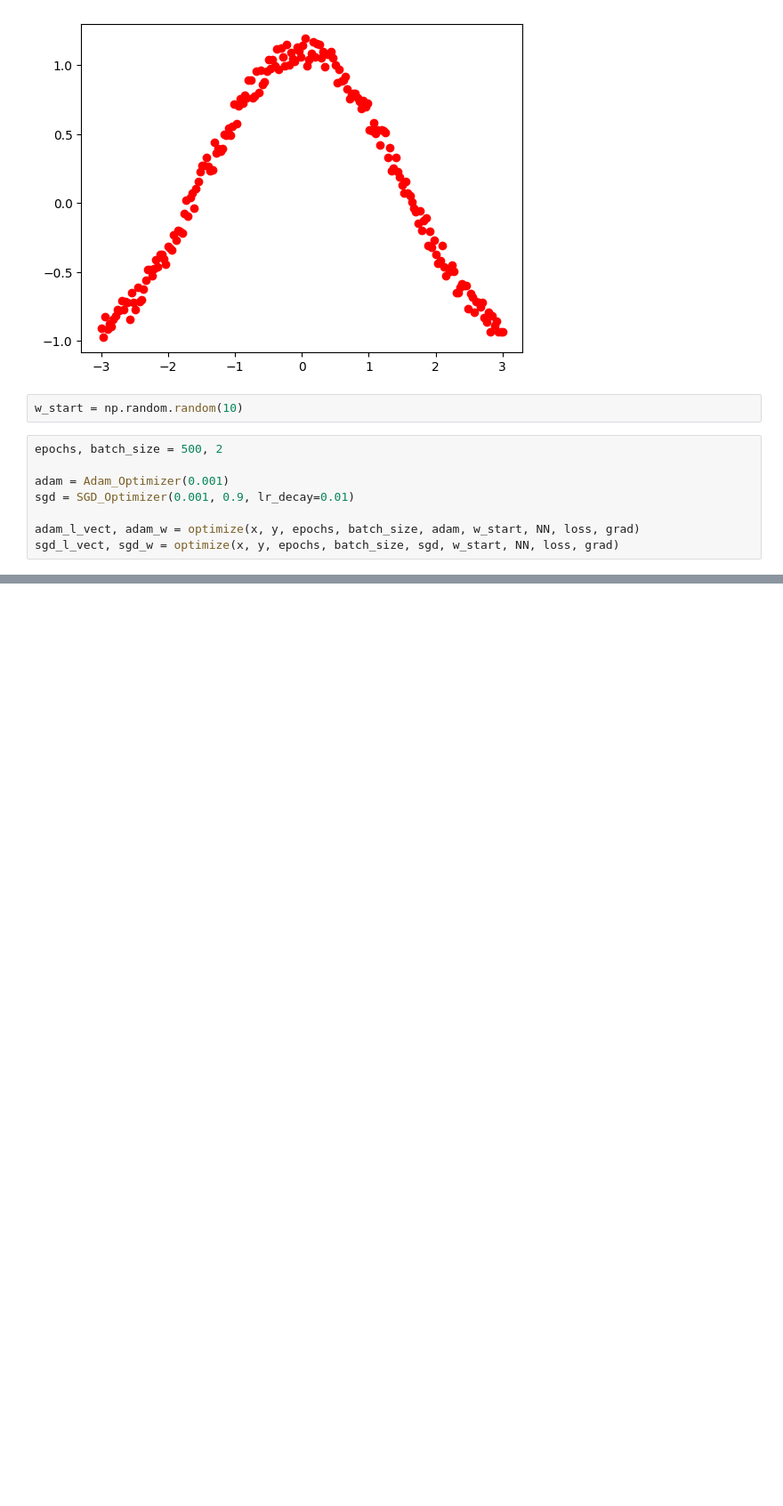
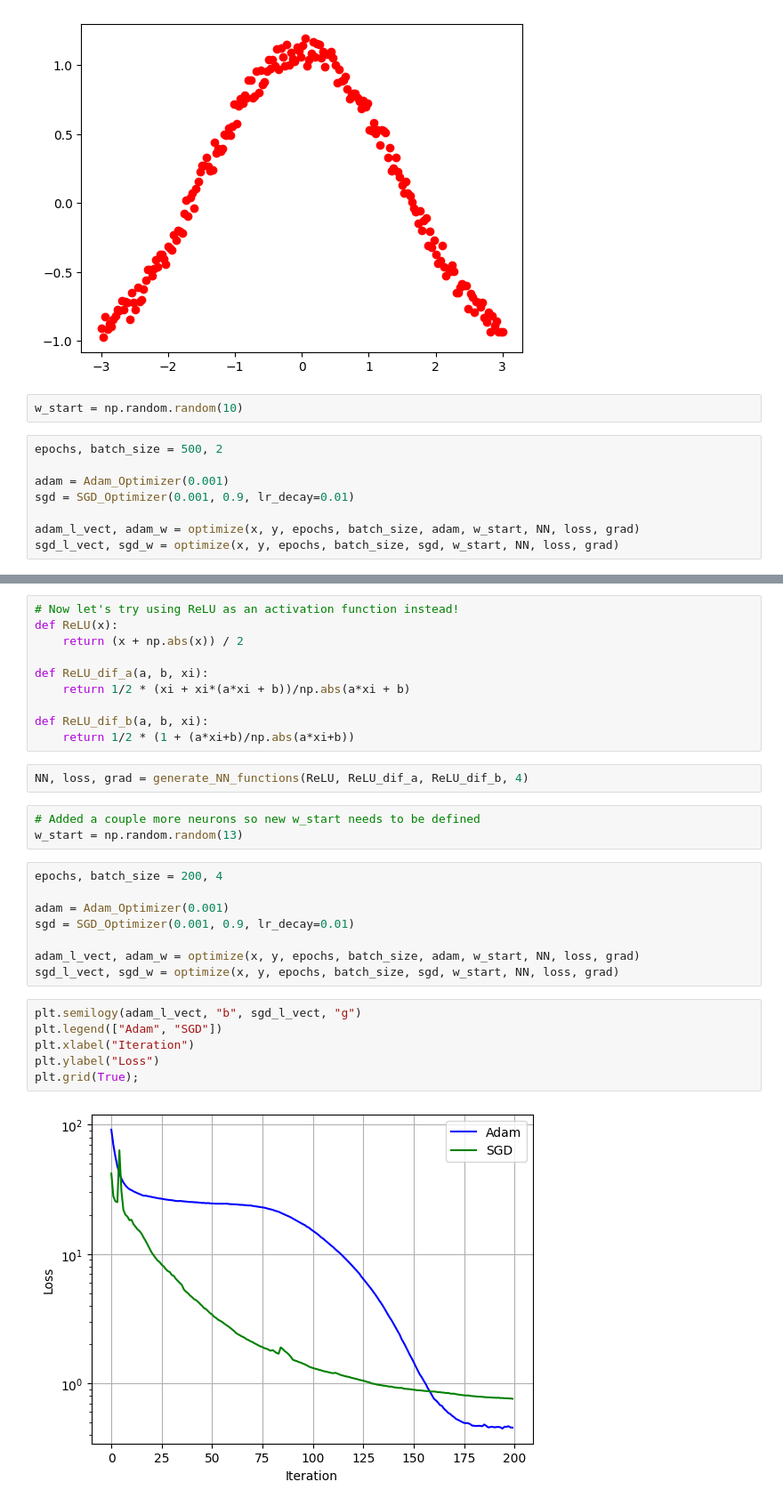
Before and after one commit to finsaccount/Numerical-Analysis-Gradient-Descent, a Jupyter notebook: GeneralizedSGD.ipynb, the cells around one changed output, grey strips where cells are left out. Shown at 89% size. Cells and saved outputs as stored; diff of their text form; blank space fills up the shorter version.

```diff
--- a/GeneralizedSGD.ipynb
+++ b/GeneralizedSGD.ipynb
@@ -186,0 +189,31 @@ plt.legend(["Data", "Adam", "SGD"])
+# %%
+# Now let's try using ReLU as an activation function instead!
+def ReLU(x):
+    return (x + np.abs(x)) / 2
+
+def ReLU_dif_a(a, b, xi):
+    return 1/2 * (xi + xi*(a*xi + b))/np.abs(a*xi + b)
+
+def ReLU_dif_b(a, b, xi):
+    return 1/2 * (1 + (a*xi+b)/np.abs(a*xi+b))
+# %%
+NN, loss, grad = generate_NN_functions(ReLU, ReLU_dif_a, ReLU_dif_b, 4)
+# %%
+# Added a couple more neurons so new w_start needs to be defined
+w_start = np.random.random(13)
+# %%
+epochs, batch_size = 200, 4
+
+adam = Adam_Optimizer(0.001)
+sgd = SGD_Optimizer(0.001, 0.9, lr_decay=0.01)
+
+adam_l_vect, adam_w = optimize(x, y, epochs, batch_size, adam, w_start, NN, loss, grad)
+sgd_l_vect, sgd_w = optimize(x, y, epochs, batch_size, sgd, w_start, NN, loss, grad)
+# %%
+plt.semilogy(adam_l_vect, "b", sgd_l_vect, "g")
+plt.legend(["Adam", "SGD"])
+plt.xlabel("Iteration")
+plt.ylabel("Loss")
+plt.grid(True);
+# %% [output]
+[figure, added]
```
Also changed, not shown: parts of 4 cells of this notebook.
